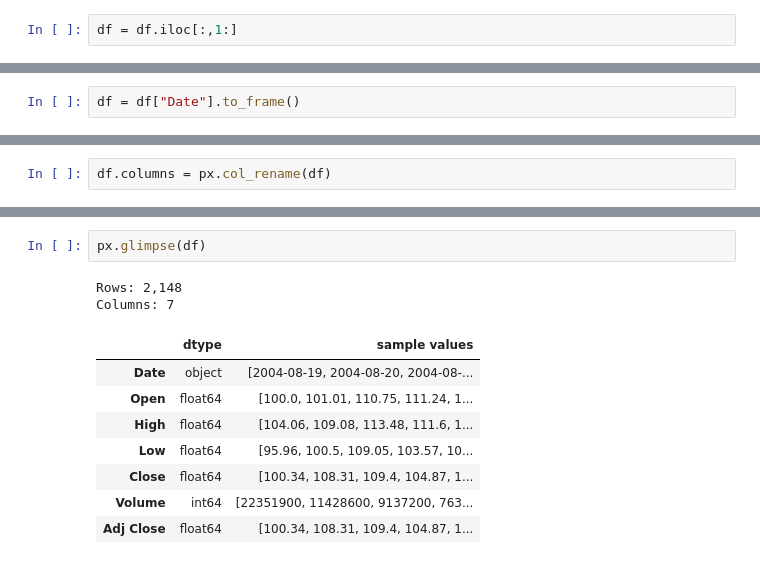
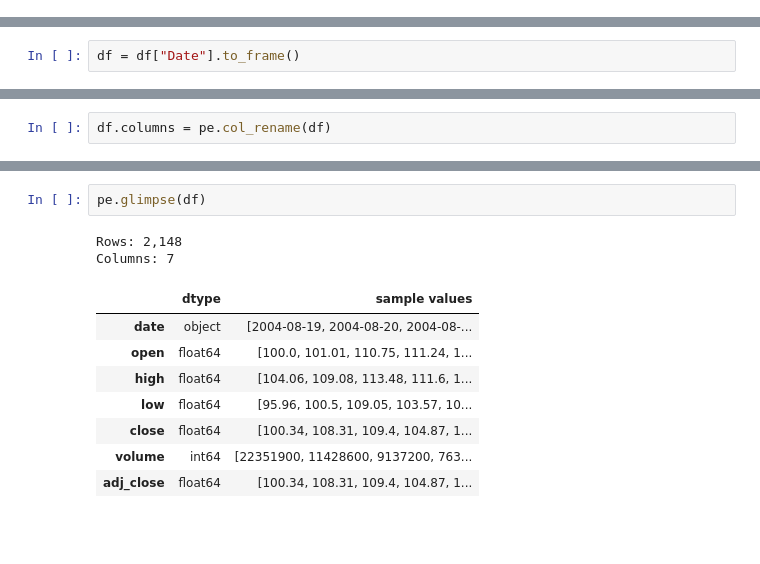
Before and after one commit to lep511/pexplorer, a Jupyter notebook: _pexplorer_test.ipynb, the cells around one changed output, grey strips where cells are left out. Drawn from its saved outputs; the diff is of its cells as text; blank space fills up the shorter version.

```diff
--- a/_pexplorer_test.ipynb
+++ b/_pexplorer_test.ipynb
@@ -11,5 +11,3 @@ importlib.reload(px)
 df = pd.read_csv("H:\BOOK\CSV\GOOG.csv")
 # %%
 pe.col_rename(df, inplace=True)
-# %%
-df = df.iloc[:,1:]
@@ -56,4 +63,4 @@ RangeIndex(start=0, stop=2148, step=1)
 | 6) | volume | int64 | 2133 | 0.000000 | 840900 | 41116700 | 5519734.636872 | 4458603.584884 | 2612150.000000 | 4105050.000000 | 6872350.000000 | ... |
 | 7) | adj_close | float64 | 2090 | 0.000000 | 100.010000 | 806.850000 | 475.478212 | 145.772446 | 387.090000 | 489.790000 | 582.645000 | ... |
 # %%
-df.columns = px.col_rename(df)
+df.columns = pe.col_rename(df)
@@ -76,14 +67,14 @@ df
 # %%
-px.glimpse(df)
+pe.glimpse(df)
 # %% [output]
 Rows: 2,148
 Columns: 7
 |  | dtype | sample values |
-| Date | object | [2004-08-19, 2004-08-20, 2004-08-... |
-| Open | float64 | [100.0, 101.01, 110.75, 111.24, 1... |
-| High | float64 | [104.06, 109.08, 113.48, 111.6, 1... |
-| Low | float64 | [95.96, 100.5, 109.05, 103.57, 10... |
-| Close | float64 | [100.34, 108.31, 109.4, 104.87, 1... |
-| Volume | int64 | [22351900, 11428600, 9137200, 763... |
-| Adj Close | float64 | [100.34, 108.31, 109.4, 104.87, 1... |
+| date | object | [2004-08-19, 2004-08-20, 2004-08-... |
+| open | float64 | [100.0, 101.01, 110.75, 111.24, 1... |
+| high | float64 | [104.06, 109.08, 113.48, 111.6, 1... |
+| low | float64 | [95.96, 100.5, 109.05, 103.57, 10... |
+| close | float64 | [100.34, 108.31, 109.4, 104.87, 1... |
+| volume | int64 | [22351900, 11428600, 9137200, 763... |
+| adj_close | float64 | [100.34, 108.31, 109.4, 104.87, 1... |
 # %%
```
Also changed, not shown: parts of 26 cells of this notebook, 1 other file.
